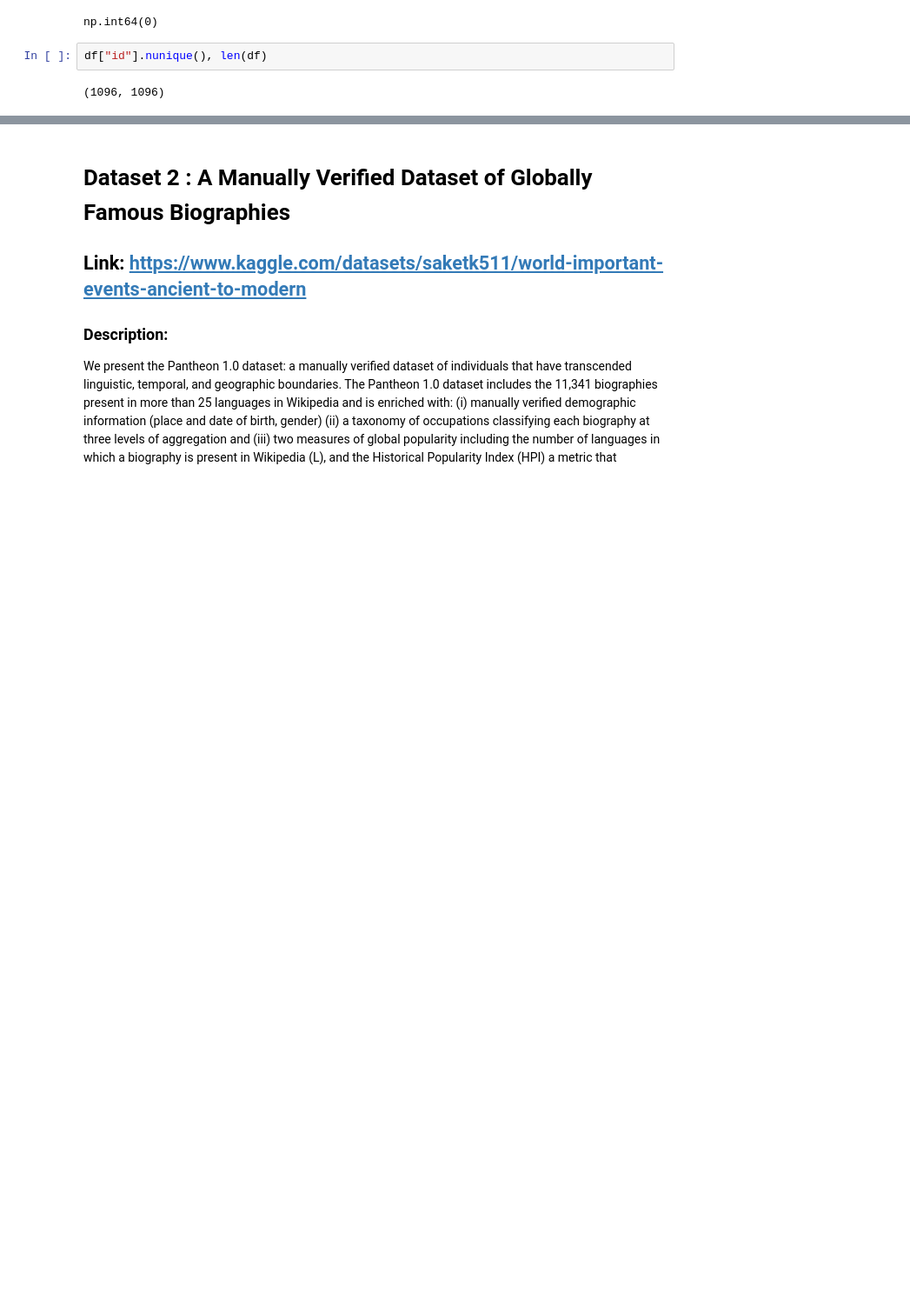
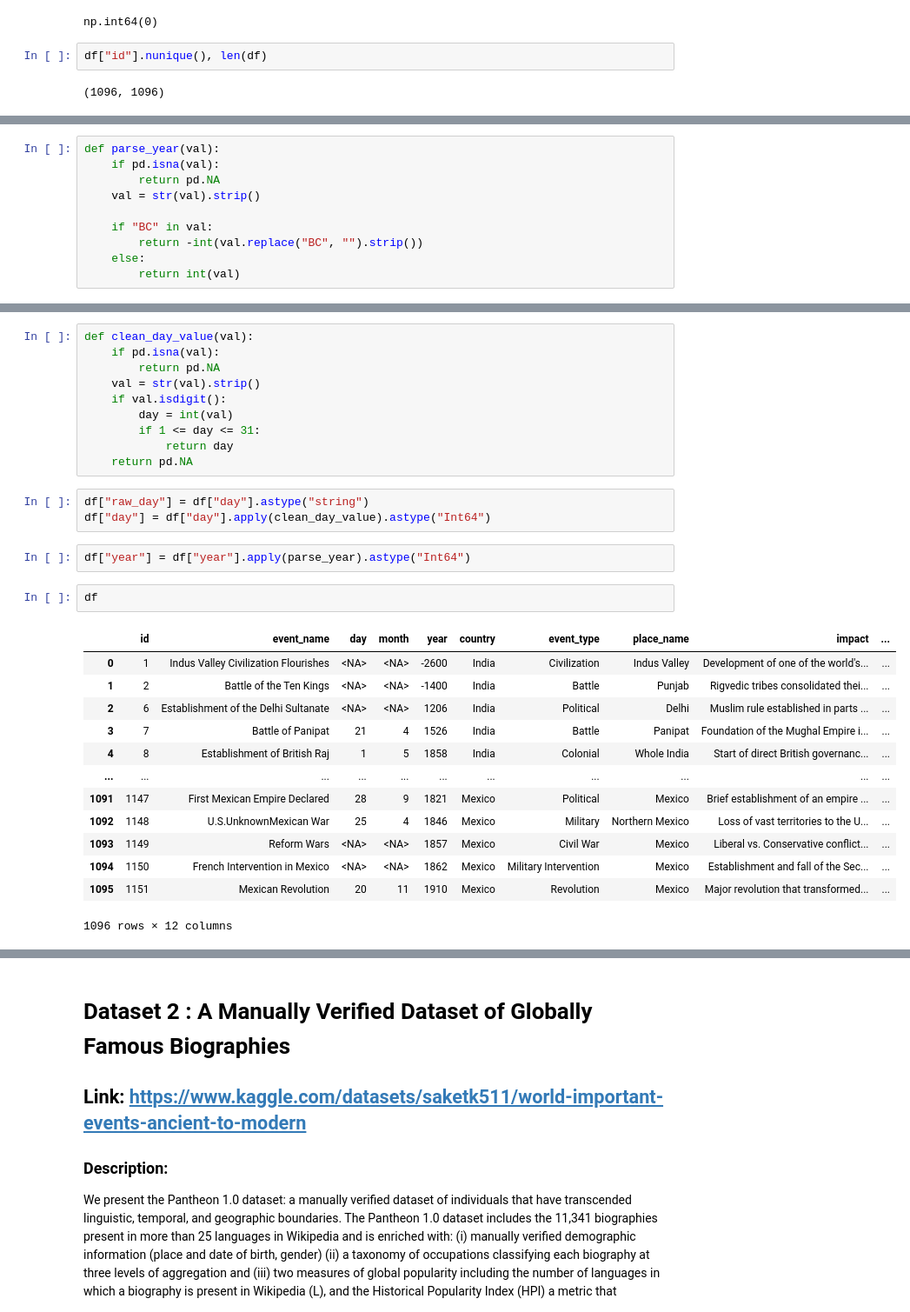
Before and after one commit to alvaroEspinozaMerida/HistLLM, a Jupyter notebook: data_cleaning.ipynb, the cells around one changed output, grey strips where cells are left out. Shown at 87% size. Saved outputs shown, nothing was run; the diff lists cells and outputs as text; blank space fills up the shorter version.

```diff
--- a/data_cleaning.ipynb
+++ b/data_cleaning.ipynb
@@ -91,0 +110,10 @@ df["id"].nunique(), len(df)
+# %%
+def parse_year(val):
+    if pd.isna(val):
+        return pd.NA
+    val = str(val).strip()
+
+    if "BC" in val:
+        return -int(val.replace("BC", "").strip())
+    else:
+        return int(val)
@@ -91,0 +126,31 @@ df["id"].nunique(), len(df)
+# %%
+def clean_day_value(val):
+    if pd.isna(val):
+        return pd.NA
+    val = str(val).strip()
+    if val.isdigit():
+        day = int(val)
+        if 1 <= day <= 31:
+            return day
+    return pd.NA
+# %%
+df["raw_day"] = df["day"].astype("string")
+df["day"] = df["day"].apply(clean_day_value).astype("Int64")
+# %%
+df["year"] = df["year"].apply(parse_year).astype("Int64")
+# %%
+df
+# %% [output]
+|  | id | event_name | day | month | year | country | event_type | place_name | impact | ... |
+| 0 | 1 | Indus Valley Civilization Flourishes | <NA> | <NA> | -2600 | India | Civilization | Indus Valley | Development of one of the world's... | ... |
+| 1 | 2 | Battle of the Ten Kings | <NA> | <NA> | -1400 | India | Battle | Punjab | Rigvedic tribes consolidated thei... | ... |
+| 2 | 6 | Establishment of the Delhi Sultanate | <NA> | <NA> | 1206 | India | Political | Delhi | Muslim rule established in parts ... | ... |
+| 3 | 7 | Battle of Panipat | 21 | 4 | 1526 | India | Battle | Panipat | Foundation of the Mughal Empire i... | ... |
+| 4 | 8 | Establishment of British Raj | 1 | 5 | 1858 | India | Colonial | Whole India | Start of direct British governanc... | ... |
+| ... | ... | ... | ... | ... | ... | ... | ... | ... | ... | ... |
+| 1091 | 1147 | First Mexican Empire Declared | 28 | 9 | 1821 | Mexico | Political | Mexico | Brief establishment of an empire ... | ... |
+| 1092 | 1148 | U.S.UnknownMexican War | 25 | 4 | 1846 | Mexico | Military | Northern Mexico | Loss of vast territories to the U... | ... |
+| 1093 | 1149 | Reform Wars | <NA> | <NA> | 1857 | Mexico | Civil War | Mexico | Liberal vs. Conservative conflict... | ... |
+| 1094 | 1150 | French Intervention in Mexico | <NA> | <NA> | 1862 | Mexico | Military Intervention | Mexico | Establishment and fall of the Sec... | ... |
+| 1095 | 1151 | Mexican Revolution | 20 | 11 | 1910 | Mexico | Revolution | Mexico | Major revolution that transformed... | ... |
+1096 rows × 12 columns
```
Also changed, not shown: parts of 24 cells of this notebook, 4 other files.
